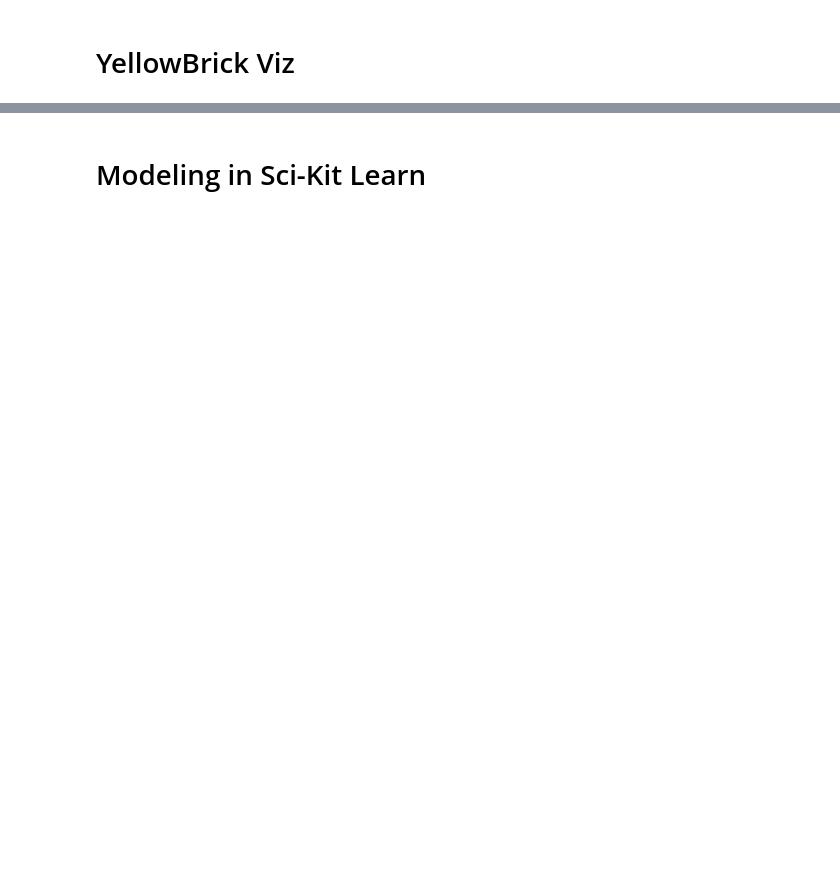
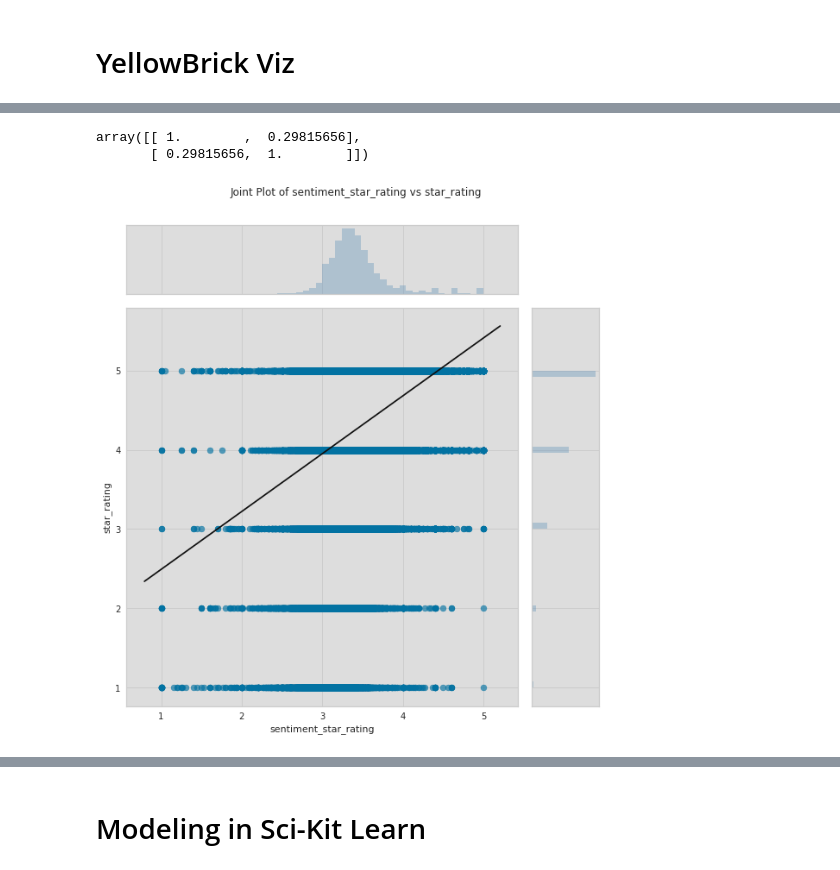
Before and after one commit to abitbetter/Amazon-Recommenders, a Jupyter notebook: Model_CF_local.ipynb, the cells around one changed output, grey strips where cells are left out. Cells and saved outputs as stored; diff of their text form; code cells hidden in the pictures; blank space fills up the shorter version.

```diff
--- a/Model_CF_local.ipynb
+++ b/Model_CF_local.ipynb
@@ -147,0 +186,12 @@ visualizer.poof()
+# %%
+from yellowbrick.features import JointPlotVisualizer
+
+visualizer = JointPlotVisualizer(feature='sentiment_star_rating', target='star_rating')
+visualizer.fit(X_dat['sentiment_star_rating'], X_dat['star_rating'])
+visualizer.poof()
+
+np.corrcoef(X_dat['sentiment_star_rating'], X_dat['star_rating'])
+# %% [output]
+array([[ 1.        ,  0.29815656],
+       [ 0.29815656,  1.        ]])
+[figure, added]
```
Also changed, not shown: parts of 23 cells of this notebook.
